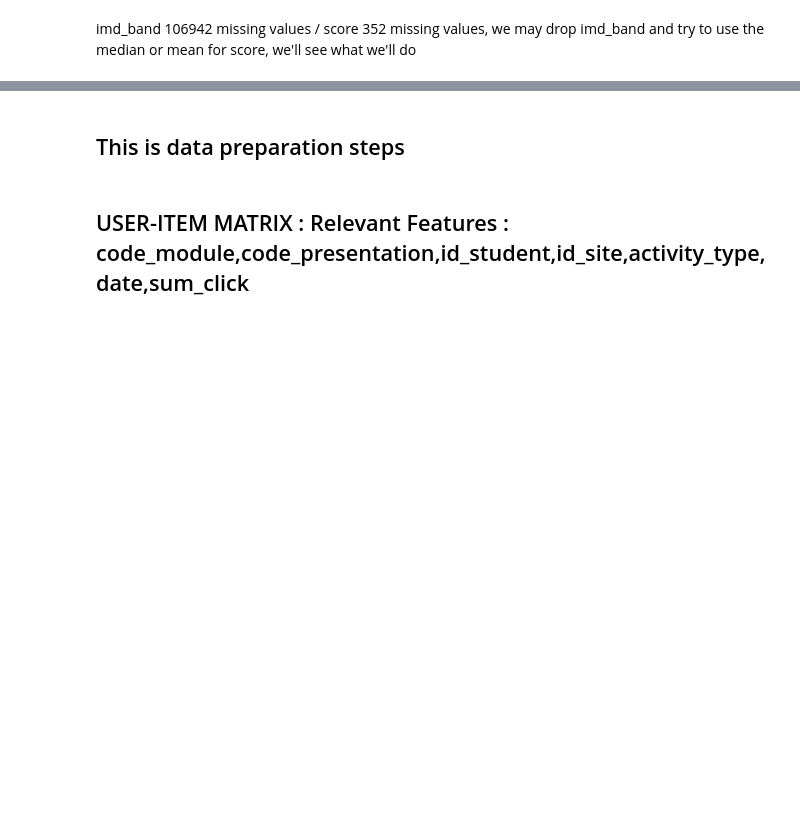
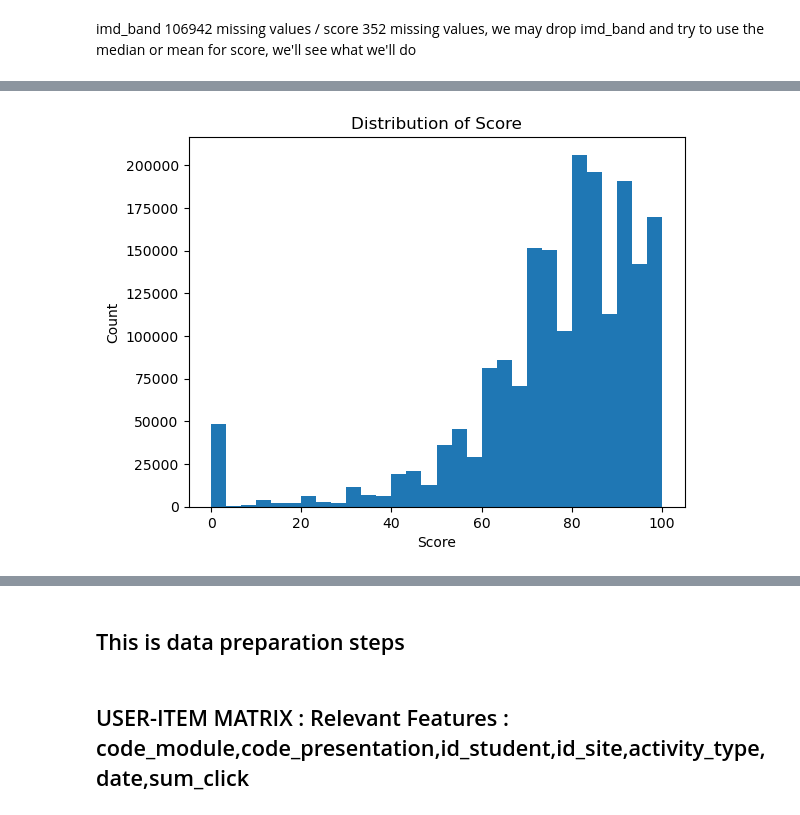
Before and after one commit to LBohry/RecommendationSystem, a Jupyter notebook: collab_dataexploration.ipynb, the cells around one changed output, grey strips where cells are left out. Drawn from its saved outputs; the diff is of its cells as text; code cells hidden in the pictures; blank space fills up the shorter version.

```diff
--- a/collab_dataexploration.ipynb
+++ b/collab_dataexploration.ipynb
@@ -51,0 +79,9 @@ plt.show()
+# %%
+#Distribution of Score
+plt.hist(grouped_df["score"], bins=30)
+plt.title("Distribution of Score")
+plt.xlabel("Score")
+plt.ylabel("Count")
+plt.show()
+# %% [output]
+[figure, added]
```
Also changed, not shown: parts of 11 cells of this notebook, 2 other files.
